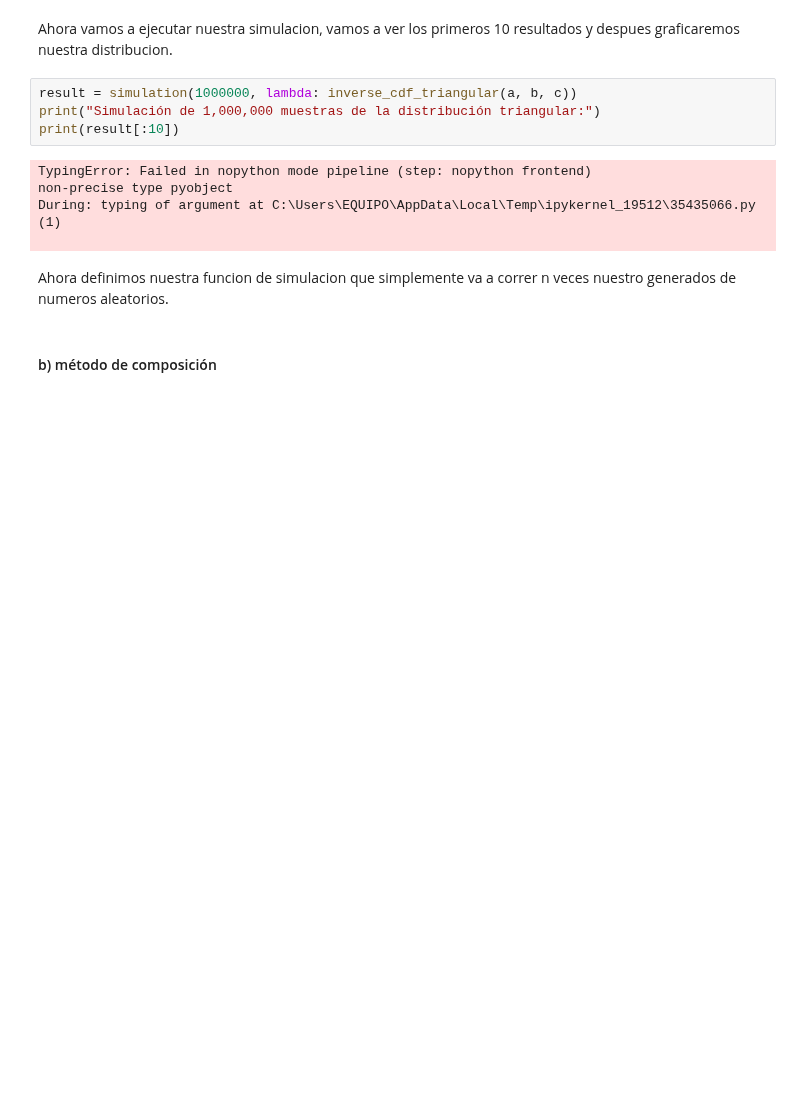
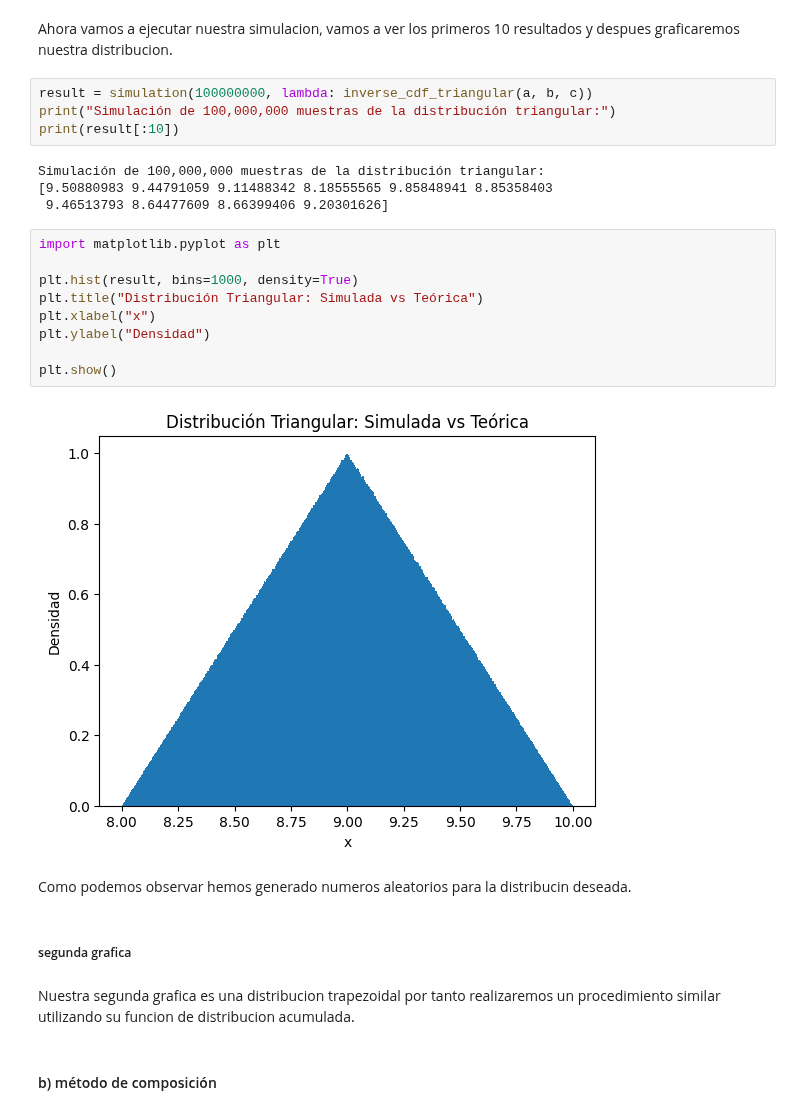
Before and after one commit to JaredMijailRE/simulador-por-eventos, a Jupyter notebook: taller.ipynb, the cells around one changed output. Saved outputs shown, nothing was run; the diff lists cells and outputs as text; blank space fills up the shorter version.

```diff
--- a/taller.ipynb
+++ b/taller.ipynb
@@ -177,16 +177,30 @@ def simulation(n, funcion):
 # %% [markdown]
 Ahora vamos a ejecutar nuestra simulacion, vamos a ver los primeros 10 resultados y despues graficaremos nuestra distribucion.
 # %%
-result = simulation(1000000, lambda: inverse_cdf_triangular(a, b, c))
-print("Simulación de 1,000,000 muestras de la distribución triangular:")
+result = simulation(100000000, lambda: inverse_cdf_triangular(a, b, c))
+print("Simulación de 100,000,000 muestras de la distribución triangular:")
 print(result[:10])
 # %% [output]
-TypingError: Failed in nopython mode pipeline (step: nopython frontend)
-non-precise type pyobject
-During: typing of argument at C:\Users\EQUIPO\AppData\Local\Temp\ipykernel_19512\35435066.py (1)
-
+Simulación de 100,000,000 muestras de la distribución triangular:
+[9.50880983 9.44791059 9.11488342 8.18555565 9.85848941 8.85358403
+ 9.46513793 8.64477609 8.66399406 9.20301626]
-# %% [markdown]
-Ahora definimos nuestra funcion de simulacion que simplemente va a correr n veces nuestro generados de numeros aleatorios.
+# %%
+import matplotlib.pyplot as plt
+
+plt.hist(result, bins=1000, density=True)
+plt.title("Distribución Triangular: Simulada vs Teórica")
+plt.xlabel("x")
+plt.ylabel("Densidad")
+
+plt.show()
+# %% [output]
+[figure, added]
+# %% [markdown]
+Como podemos observar hemos generado numeros aleatorios para la distribucin deseada.
+# %% [markdown]
+##### segunda grafica
+# %% [markdown]
+Nuestra segunda grafica es una distribucion trapezoidal por tanto realizaremos un procedimiento similar utilizando su funcion de distribucion acumulada.
 # %% [markdown]
 #### b) método de composición
 # %% [markdown]
```
Also changed, not shown: parts of 3 cells of this notebook.
